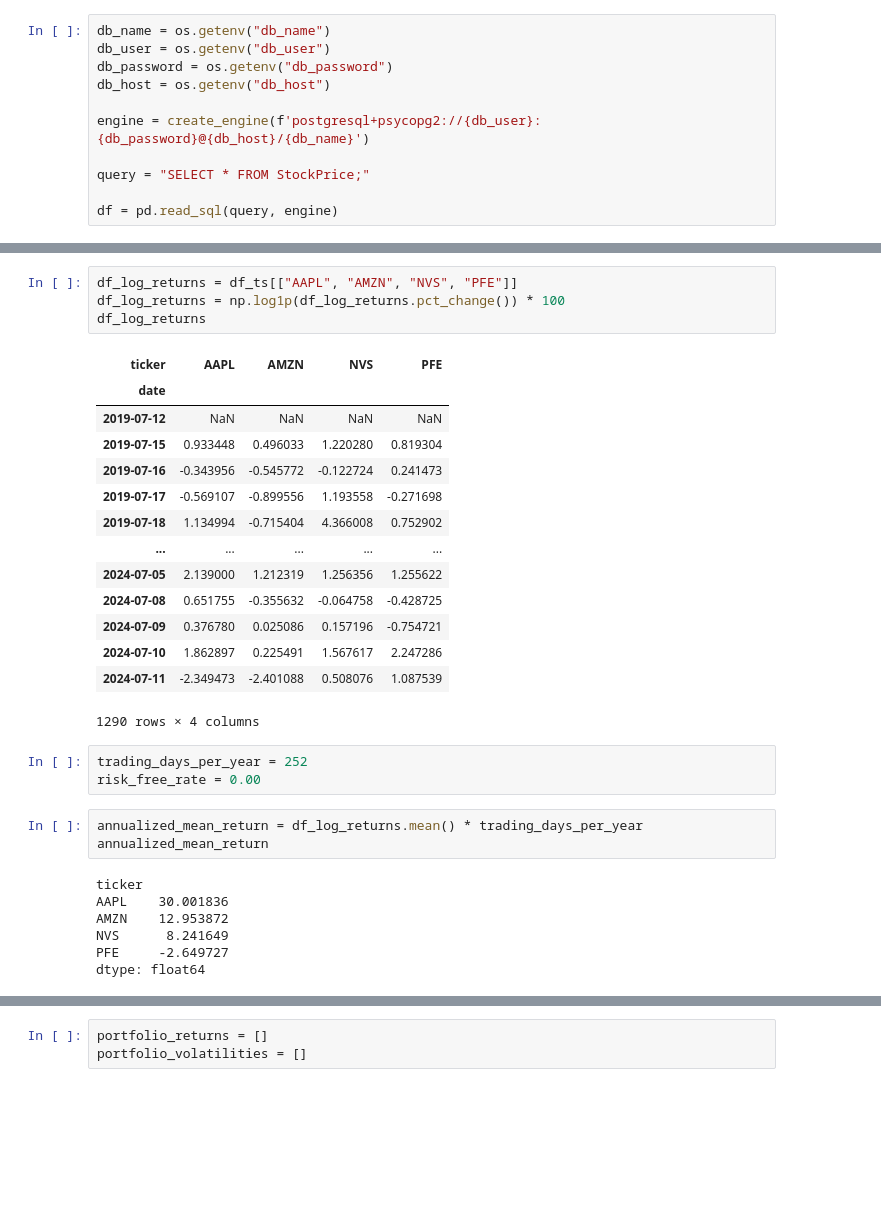
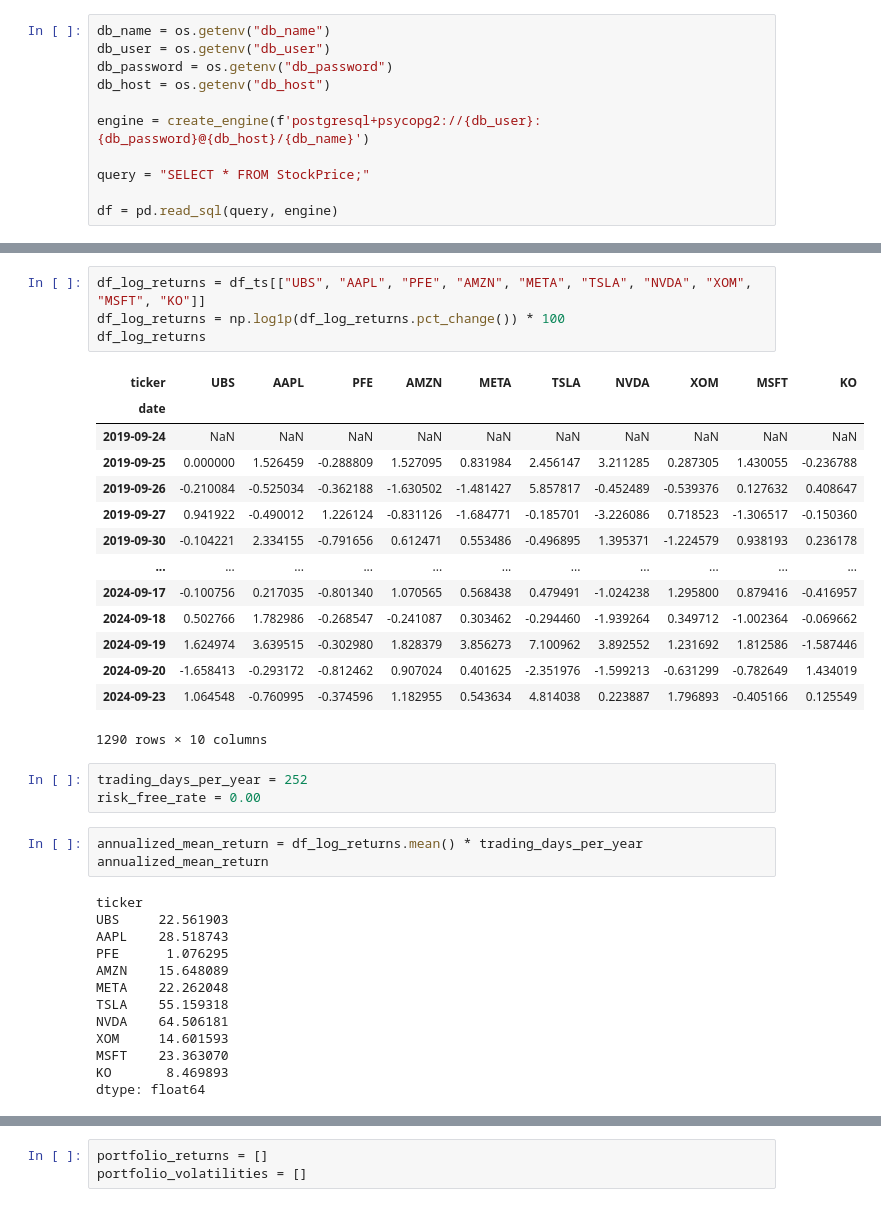
Before and after one commit to patschue/Finance-Portfolio-SQL-Python, a Jupyter notebook: portfolio_optimization.ipynb, the cells around one changed output, grey strips where cells are left out. Saved outputs shown, nothing was run; the diff lists cells and outputs as text; blank space fills up the shorter version.

```diff
--- a/portfolio_optimization.ipynb
+++ b/portfolio_optimization.ipynb
@@ -53,22 +53,22 @@ df_ts
 # %%
-df_log_returns = df_ts[["AAPL", "AMZN", "NVS", "PFE"]]
+df_log_returns = df_ts[["UBS", "AAPL", "PFE", "AMZN", "META", "TSLA", "NVDA", "XOM", "MSFT", "KO"]]
 df_log_returns = np.log1p(df_log_returns.pct_change()) * 100
 df_log_returns
 # %% [output]
-| ticker | AAPL | AMZN | NVS | PFE |
-| date |  |  |  |  |
-| 2019-07-12 | NaN | NaN | NaN | NaN |
-| 2019-07-15 | 0.933448 | 0.496033 | 1.220280 | 0.819304 |
-| 2019-07-16 | -0.343956 | -0.545772 | -0.122724 | 0.241473 |
-| 2019-07-17 | -0.569107 | -0.899556 | 1.193558 | -0.271698 |
-| 2019-07-18 | 1.134994 | -0.715404 | 4.366008 | 0.752902 |
-| ... | ... | ... | ... | ... |
-| 2024-07-05 | 2.139000 | 1.212319 | 1.256356 | 1.255622 |
-| 2024-07-08 | 0.651755 | -0.355632 | -0.064758 | -0.428725 |
-| 2024-07-09 | 0.376780 | 0.025086 | 0.157196 | -0.754721 |
-| 2024-07-10 | 1.862897 | 0.225491 | 1.567617 | 2.247286 |
-| 2024-07-11 | -2.349473 | -2.401088 | 0.508076 | 1.087539 |
+| ticker | UBS | AAPL | PFE | AMZN | META | TSLA | NVDA | XOM | MSFT | KO |
+| date |  |  |  |  |  |  |  |  |  |  |
+| 2019-09-24 | NaN | NaN | NaN | NaN | NaN | NaN | NaN | NaN | NaN | NaN |
+| 2019-09-25 | 0.000000 | 1.526459 | -0.288809 | 1.527095 | 0.831984 | 2.456147 | 3.211285 | 0.287305 | 1.430055 | -0.236788 |
+| 2019-09-26 | -0.210084 | -0.525034 | -0.362188 | -1.630502 | -1.481427 | 5.857817 | -0.452489 | -0.539376 | 0.127632 | 0.408647 |
+| 2019-09-27 | 0.941922 | -0.490012 | 1.226124 | -0.831126 | -1.684771 | -0.185701 | -3.226086 | 0.718523 | -1.306517 | -0.150360 |
+| 2019-09-30 | -0.104221 | 2.334155 | -0.791656 | 0.612471 | 0.553486 | -0.496895 | 1.395371 | -1.224579 | 0.938193 | 0.236178 |
+| ... | ... | ... | ... | ... | ... | ... | ... | ... | ... | ... |
+| 2024-09-17 | -0.100756 | 0.217035 | -0.801340 | 1.070565 | 0.568438 | 0.479491 | -1.024238 | 1.295800 | 0.879416 | -0.416957 |
+| 2024-09-18 | 0.502766 | 1.782986 | -0.268547 | -0.241087 | 0.303462 | -0.294460 | -1.939264 | 0.349712 | -1.002364 | -0.069662 |
+| 2024-09-19 | 1.624974 | 3.639515 | -0.302980 | 1.828379 | 3.856273 | 7.100962 | 3.892552 | 1.231692 | 1.812586 | -1.587446 |
+| 2024-09-20 | -1.658413 | -0.293172 | -0.812462 | 0.907024 | 0.401625 | -2.351976 | -1.599213 | -0.631299 | -0.782649 | 1.434019 |
+| 2024-09-23 | 1.064548 | -0.760995 | -0.374596 | 1.182955 | 0.543634 | 4.814038 | 0.223887 | 1.796893 | -0.405166 | 0.125549 |
-1290 rows × 4 columns
+1290 rows × 10 columns
 # %%
 trading_days_per_year = 252
 risk_free_rate = 0.00
@@ -77,10 +77,16 @@ annualized_mean_return = df_log_returns.mean() * trading_days_per_year
 annualized_mean_return
 # %% [output]
 ticker
-AAPL    30.001836
-AMZN    12.953872
-NVS      8.241649
-PFE     -2.649727
+UBS     22.561903
+AAPL    28.518743
+PFE      1.076295
+AMZN    15.648089
+META    22.262048
+TSLA    55.159318
+NVDA    64.506181
+XOM     14.601593
+MSFT    23.363070
+KO       8.469893
 dtype: float64
 # %%
 annualized_std = df_log_returns.std() * np.sqrt(trading_days_per_year)
```
Also changed, not shown: parts of 13 cells of this notebook, 2 other files.
